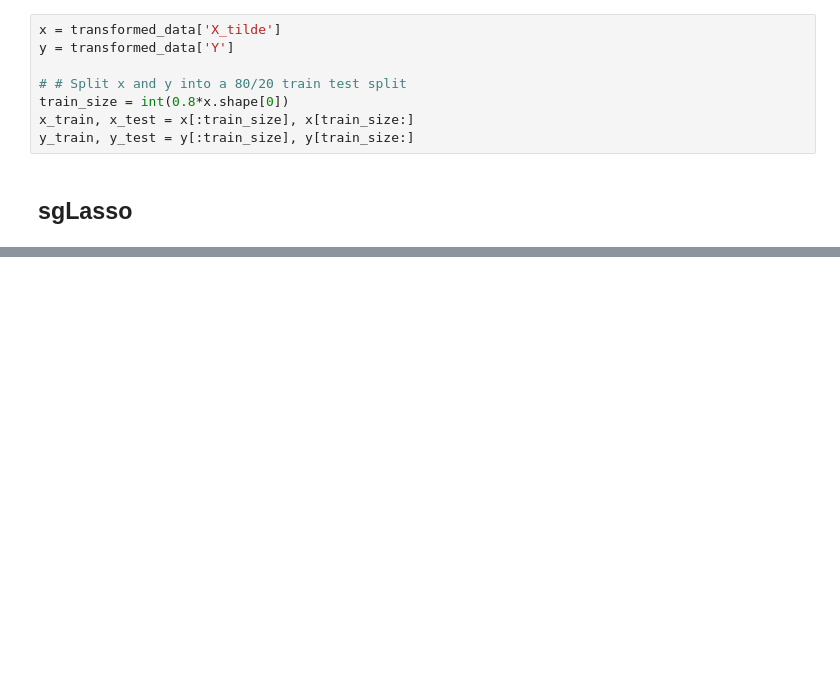
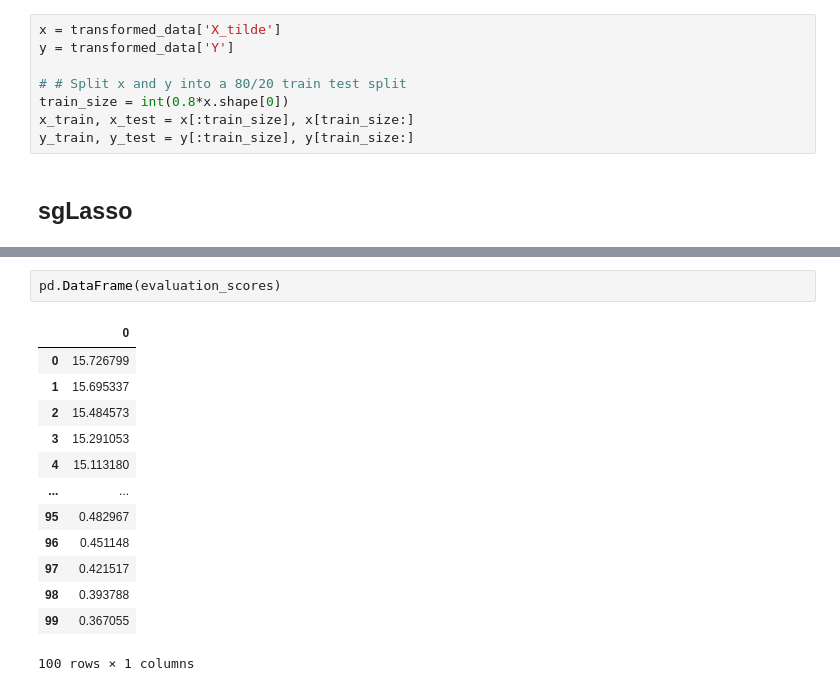
Before and after one commit to jstriaukas/midasmlpy, a Jupyter notebook: user_guide/user_guide copy.ipynb, the cells around one changed output, grey strips where cells are left out. Cells and saved outputs as stored; diff of their text form; blank space fills up the shorter version.

```diff
--- a/user_guide/user_guide copy.ipynb
+++ b/user_guide/user_guide copy.ipynb
@@ -99,0 +521,16 @@ npass
+# %%
+pd.DataFrame(evaluation_scores)
+# %% [output]
+|  | 0 |
+| 0 | 15.726799 |
+| 1 | 15.695337 |
+| 2 | 15.484573 |
+| 3 | 15.291053 |
+| 4 | 15.113180 |
+| ... | ... |
+| 95 | 0.482967 |
+| 96 | 0.451148 |
+| 97 | 0.421517 |
+| 98 | 0.393788 |
+| 99 | 0.367055 |
+100 rows × 1 columns
```
Also changed, not shown: parts of 22 cells of this notebook, 7 other files.
